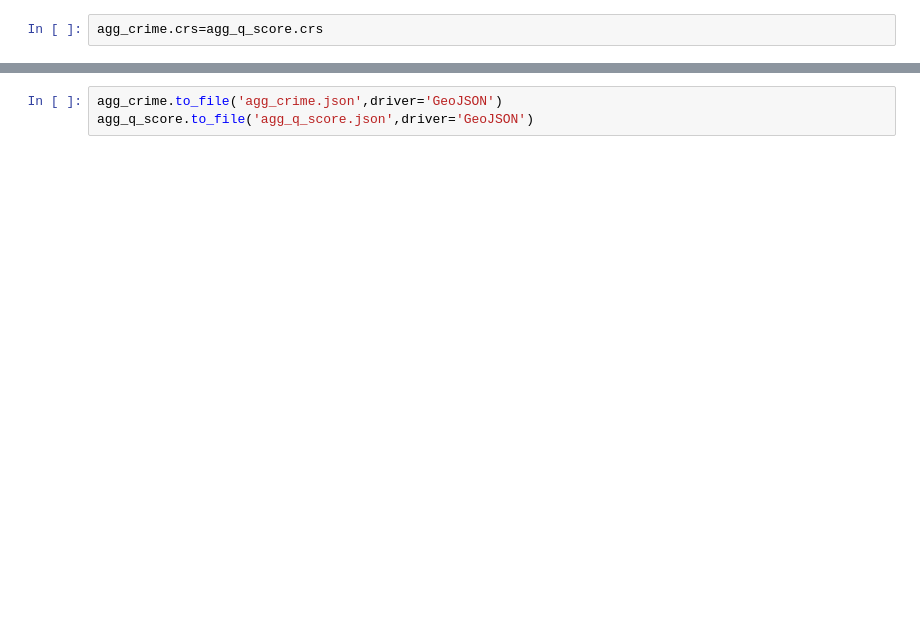
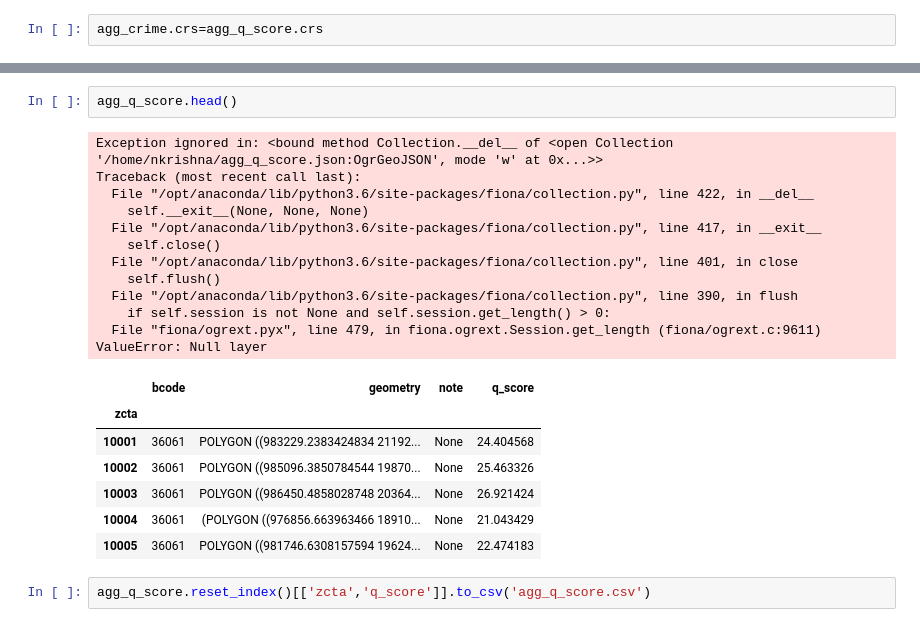
Before and after one commit to nikitasingh981/smartcitieshack-d3, a Jupyter notebook: EDA-nk.ipynb, the cells around one changed output, grey strips where cells are left out. Cells and saved outputs as stored; diff of their text form; blank space fills up the shorter version.

```diff
--- a/EDA-nk.ipynb
+++ b/EDA-nk.ipynb
@@ -224,5 +236,26 @@ geopandas.sjoin(agg_crime,agg_q_score).group_by('precinct').agg({'q_score':np.me
 # %% [output]
 ArgumentError: argument 2: <class 'TypeError'>: wrong type
-# %%
-agg_crime.to_file('agg_crime.json',driver='GeoJSON')
-agg_q_score.to_file('agg_q_score.json',driver='GeoJSON')
+# %%
+agg_q_score.head()
+# %% [output]
+Exception ignored in: <bound method Collection.__del__ of <open Collection '/home/nkrishna/agg_q_score.json:OgrGeoJSON', mode 'w' at 0x...>>
+Traceback (most recent call last):
+  File "/opt/anaconda/lib/python3.6/site-packages/fiona/collection.py", line 422, in __del__
+    self.__exit__(None, None, None)
+  File "/opt/anaconda/lib/python3.6/site-packages/fiona/collection.py", line 417, in __exit__
+    self.close()
+  File "/opt/anaconda/lib/python3.6/site-packages/fiona/collection.py", line 401, in close
+    self.flush()
+  File "/opt/anaconda/lib/python3.6/site-packages/fiona/collection.py", line 390, in flush
+    if self.session is not None and self.session.get_length() > 0:
+  File "fiona/ogrext.pyx", line 479, in fiona.ogrext.Session.get_length (fiona/ogrext.c:9611)
+ValueError: Null layer
+|  | bcode | geometry | note | q_score |
+| zcta |  |  |  |  |
+| 10001 | 36061 | POLYGON ((983229.2383424834 21192... | None | 24.404568 |
+| 10002 | 36061 | POLYGON ((985096.3850784544 19870... | None | 25.463326 |
+| 10003 | 36061 | POLYGON ((986450.4858028748 20364... | None | 26.921424 |
+| 10004 | 36061 | (POLYGON ((976856.663963466 18910... | None | 21.043429 |
+| 10005 | 36061 | POLYGON ((981746.6308157594 19624... | None | 22.474183 |
+# %%
+agg_q_score.reset_index()[['zcta','q_score']].to_csv('agg_q_score.csv')
```
Also changed, not shown: parts of 7 cells of this notebook.
